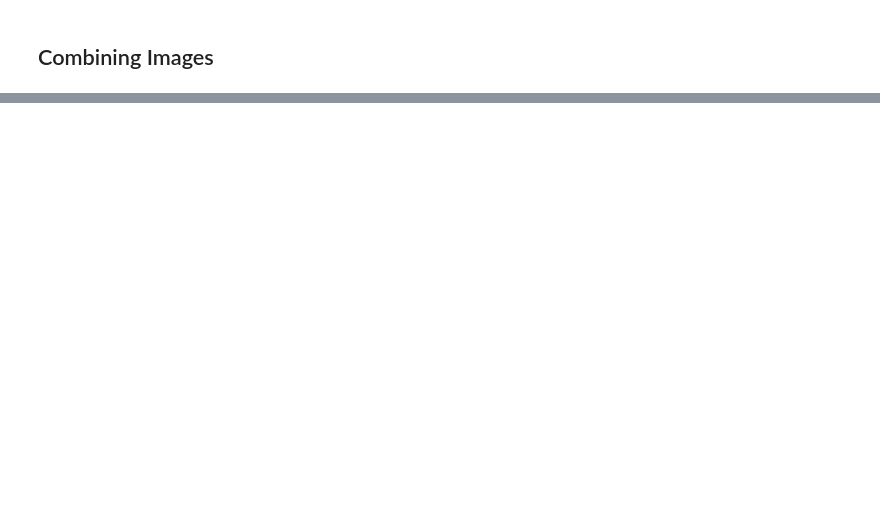
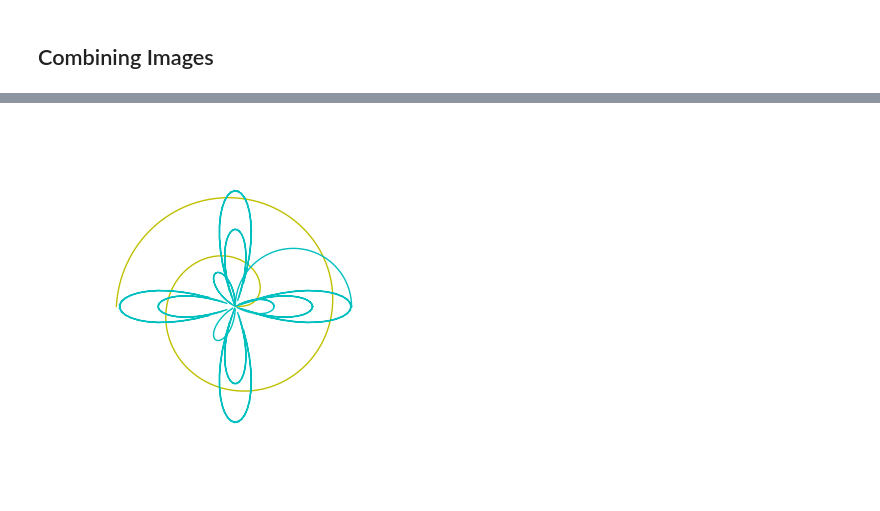
Before and after one commit to PiBingbin/Aggregatus, a Jupyter notebook: Miscellaneous/Numpy/chap 05.ipynb, the cells around one changed output, grey strips where cells are left out. Saved outputs shown, nothing was run; the diff lists cells and outputs as text; code cells hidden in the pictures; blank space fills up the shorter version.

```diff
--- a/Miscellaneous/Numpy/chap 05.ipynb
+++ b/Miscellaneous/Numpy/chap 05.ipynb
@@ -89,0 +114,15 @@ plt.show()
+# %%
+# Matplotlib has a polar() function, which plots in polar coordinates
+
+theta = np.linspace(0, k[0] * np.pi, 200)
+plt.polar(theta, np.sqrt(theta), choice(colors))
+
+
+for i in xrange(1, NFIGURES):
+    theta = np.linspace(0, k[i] * np.pi, 200)
+    plt.polar(theta, a[i] * np.cos(k[i] * theta), choice(colors))
+
+plt.axis('off')
+plt.show()
+# %% [output]
+[figure, added]
```
Also changed, not shown: parts of 4 cells of this notebook, 1 other file.
